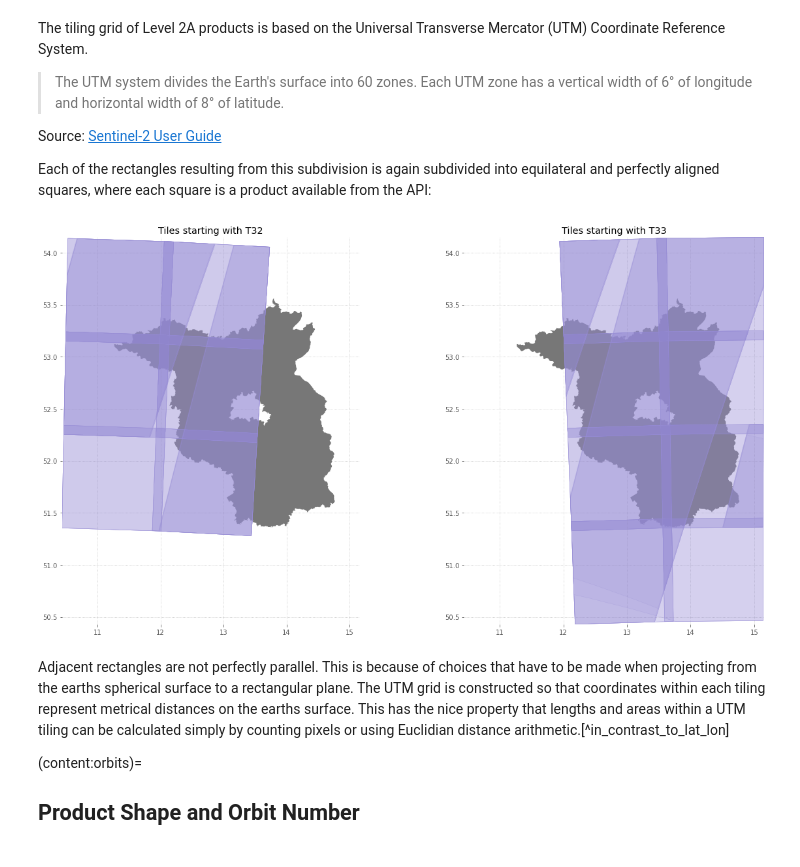
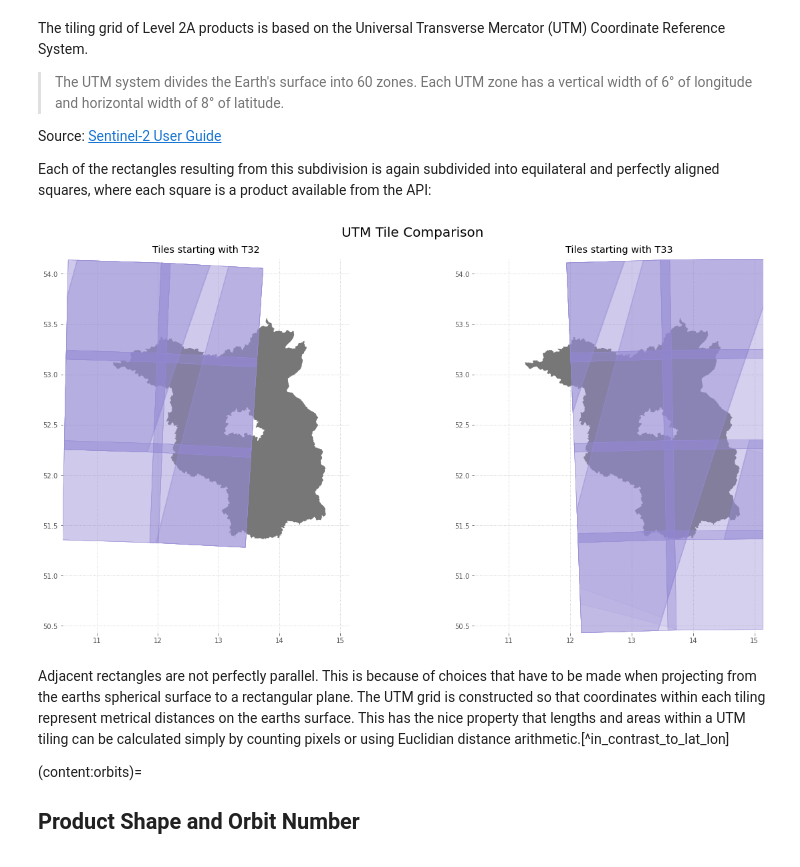
Before and after one commit to rrrnld/earth-observation-for-journalism, a Jupyter notebook: sources/01c-coverage-analysis.ipynb, the cells around one changed output. Drawn from its saved outputs; the diff is of its cells as text; code cells hidden in the pictures.

```diff
--- a/sources/01c-coverage-analysis.ipynb
+++ b/sources/01c-coverage-analysis.ipynb
@@ -83,27 +83,30 @@ Each of the rectangles resulting from this subdivision is again subdivided into
 # %%
 import matplotlib.pyplot as plt
 
 fig, (ax1, ax2) = plt.subplots(ncols=2, figsize=(18,9))
+fig.suptitle('UTM Tile Comparison', fontsize=20)
 
 # let both plots show the exact same area
 bounds = products.unary_union.bounds
 ax1.set_xlim(xmin=bounds[0], xmax=bounds[2])
 ax1.set_ylim(ymin=bounds[1], ymax=bounds[3])
 ax2.set_xlim(xmin=bounds[0], xmax=bounds[2])
 ax2.set_ylim(ymin=bounds[1], ymax=bounds[3])
 
 # subset tiles per plot
 t32_tiles = products[products['tile'].str.startswith('T32')]
 t33_tiles = products[products['tile'].str.startswith('T33')]
 
 # plot subset of tiles left and right
-ax1.set_title('Tiles starting with T32')
-ax2.set_title('Tiles starting with T33')
+ax1.set_title('Tiles starting with T32', pad=10)
+ax2.set_title('Tiles starting with T33', pad=10)
 plot_product_extent(t32_tiles, brandenburg, ax=ax1)
 plot_product_extent(t33_tiles, brandenburg, ax=ax2)
 plt.tight_layout()
+
+plt.savefig(resources / 'coverage_analysis_utm_tile_comparison.png', dpi=300, bbox_inches='tight')
 # %% [output]
-[figure, old version]
+[figure, new version]
 # %% [markdown]
 Adjacent rectangles are not perfectly parallel.
 This is because of choices that have to be made when projecting from the earths spherical surface to a rectangular plane.
```
Also changed, not shown: parts of 4 cells of this notebook, 1 other file.
